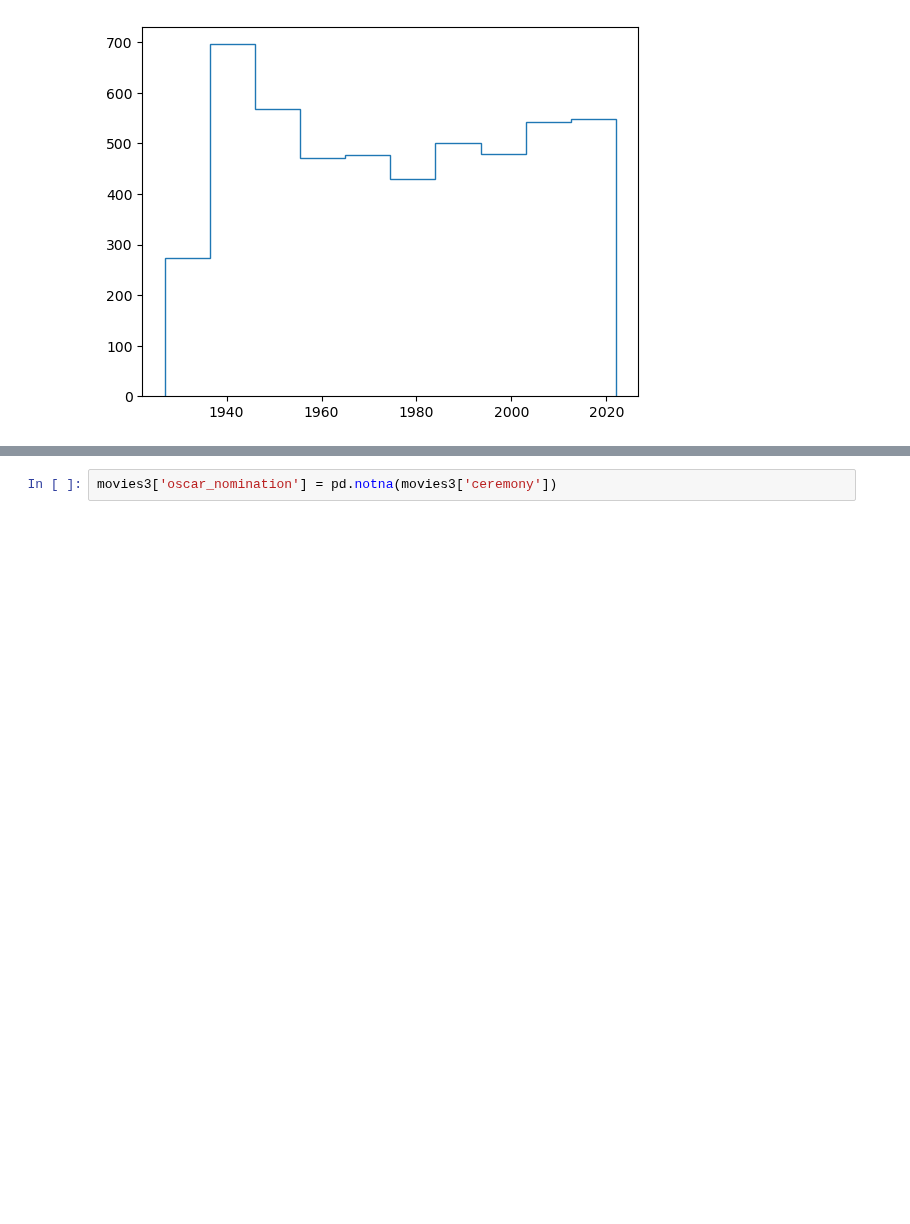
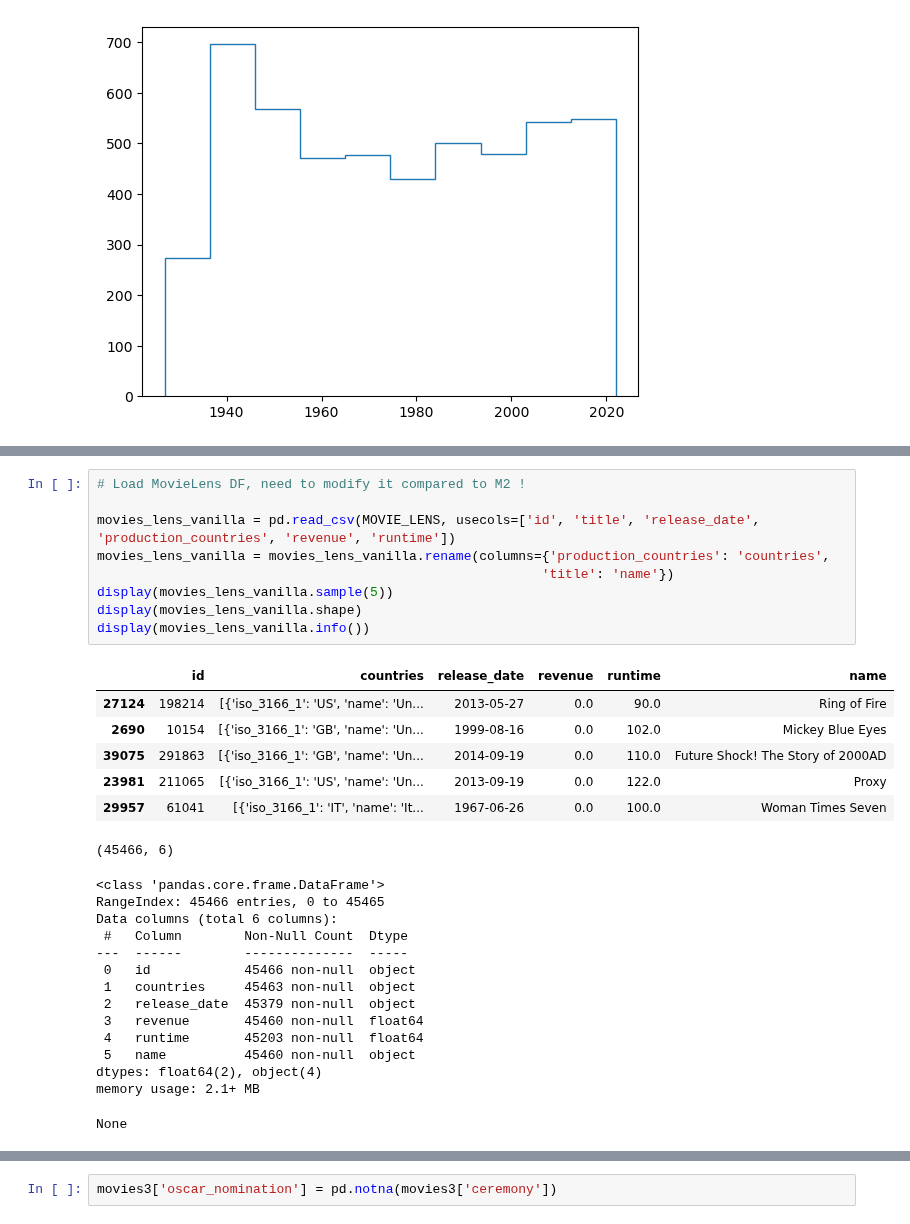
Before and after one commit to epfl-ada/ada-2023-project-thewestbobers, a Jupyter notebook: milestoneP3.ipynb, the cells around one changed output, grey strips where cells are left out. Saved outputs shown, nothing was run; the diff lists cells and outputs as text; blank space fills up the shorter version.

```diff
--- a/milestoneP3.ipynb
+++ b/milestoneP3.ipynb
@@ -233,0 +360,31 @@ plt.hist(awards_condensed.year, histtype='step')
+# %%
+# Load MovieLens DF, need to modify it compared to M2 !
+
+movies_lens_vanilla = pd.read_csv(MOVIE_LENS, usecols=['id', 'title', 'release_date', 'production_countries', 'revenue', 'runtime'])
+movies_lens_vanilla = movies_lens_vanilla.rename(columns={'production_countries': 'countries',
+                                                         'title': 'name'})
+display(movies_lens_vanilla.sample(5))
+display(movies_lens_vanilla.shape)
+display(movies_lens_vanilla.info())
+# %% [output]
+|  | id | countries | release_date | revenue | runtime | name |
+| 27124 | 198214 | [{'iso_3166_1': 'US', 'name': 'Un... | 2013-05-27 | 0.0 | 90.0 | Ring of Fire |
+| 2690 | 10154 | [{'iso_3166_1': 'GB', 'name': 'Un... | 1999-08-16 | 0.0 | 102.0 | Mickey Blue Eyes |
+| 39075 | 291863 | [{'iso_3166_1': 'GB', 'name': 'Un... | 2014-09-19 | 0.0 | 110.0 | Future Shock! The Story of 2000AD |
+| 23981 | 211065 | [{'iso_3166_1': 'US', 'name': 'Un... | 2013-09-19 | 0.0 | 122.0 | Proxy |
+| 29957 | 61041 | [{'iso_3166_1': 'IT', 'name': 'It... | 1967-06-26 | 0.0 | 100.0 | Woman Times Seven |
+(45466, 6)
+<class 'pandas.core.frame.DataFrame'>
+RangeIndex: 45466 entries, 0 to 45465
+Data columns (total 6 columns):
+ #   Column        Non-Null Count  Dtype
+---  ------        --------------  -----
+ 0   id            45466 non-null  object
+ 1   countries     45463 non-null  object
+ 2   release_date  45379 non-null  object
+ 3   revenue       45460 non-null  float64
+ 4   runtime       45203 non-null  float64
+ 5   name          45460 non-null  object
+dtypes: float64(2), object(4)
+memory usage: 2.1+ MB
+None
```
Also changed, not shown: parts of 20 cells of this notebook.
